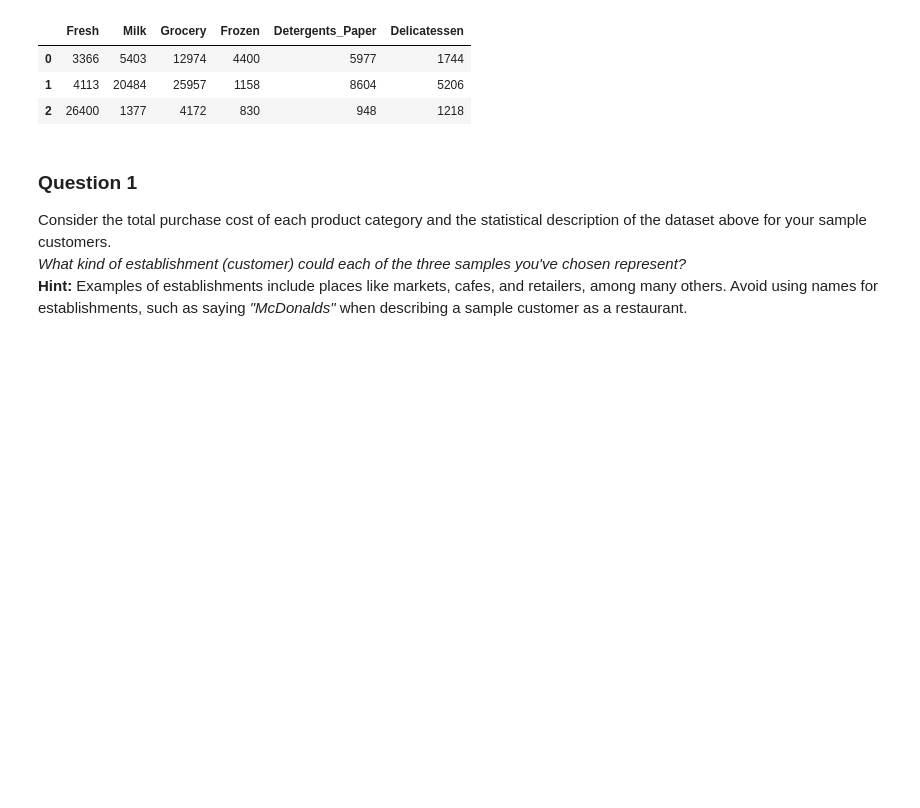
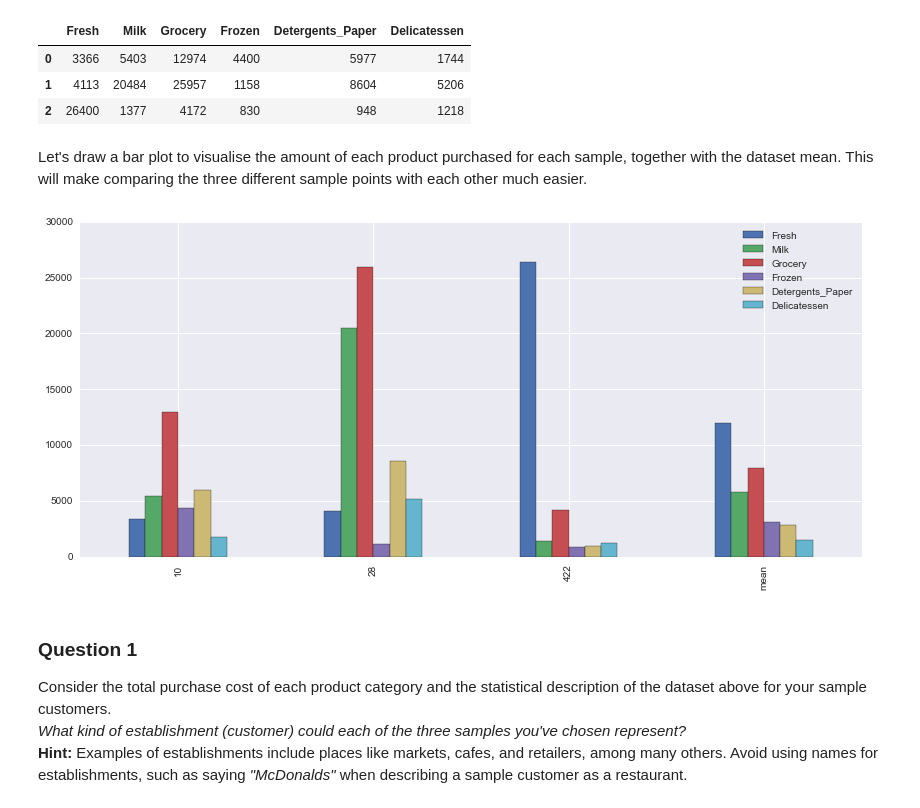
Before and after one commit to jcsastre/udacity_machine-learning_customer-segments, a Jupyter notebook: customer_segments.ipynb, the cells around one changed output. Cells and saved outputs as stored; diff of their text form; code cells hidden in the pictures; blank space fills up the shorter version.

```diff
--- a/customer_segments.ipynb
+++ b/customer_segments.ipynb
@@ -81,6 +81,16 @@ Chosen samples of wholesale customers dataset:
 | 0 | 3366 | 5403 | 12974 | 4400 | 5977 | 1744 |
 | 1 | 4113 | 20484 | 25957 | 1158 | 8604 | 5206 |
 | 2 | 26400 | 1377 | 4172 | 830 | 948 | 1218 |
+# %% [markdown]
+Let's draw a bar plot to visualise the amount of each product purchased for each sample, together with the dataset mean. This will make comparing the three different sample points with each other much easier.
+# %%
+# Import Seaborn, a very powerful library for Data Visualisation
+import seaborn as sns
+samples_bar = samples.append(data.describe().loc['mean'])
+samples_bar.index = indices + ['mean']
+_ = samples_bar.plot(kind='bar', figsize=(14,6))
+# %% [output]
+[figure, added]
 # %% [markdown]
 ### Question 1
 Consider the total purchase cost of each product category and the statistical description of the dataset above for your sample customers.
```
Also changed, not shown: parts of 10 cells of this notebook, 1 other file.
